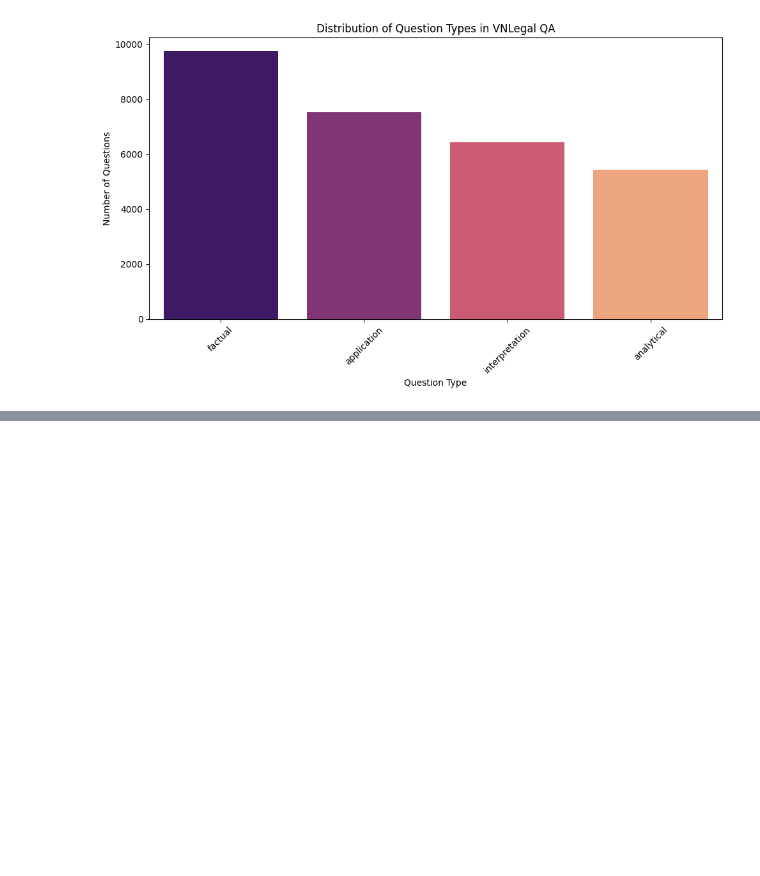
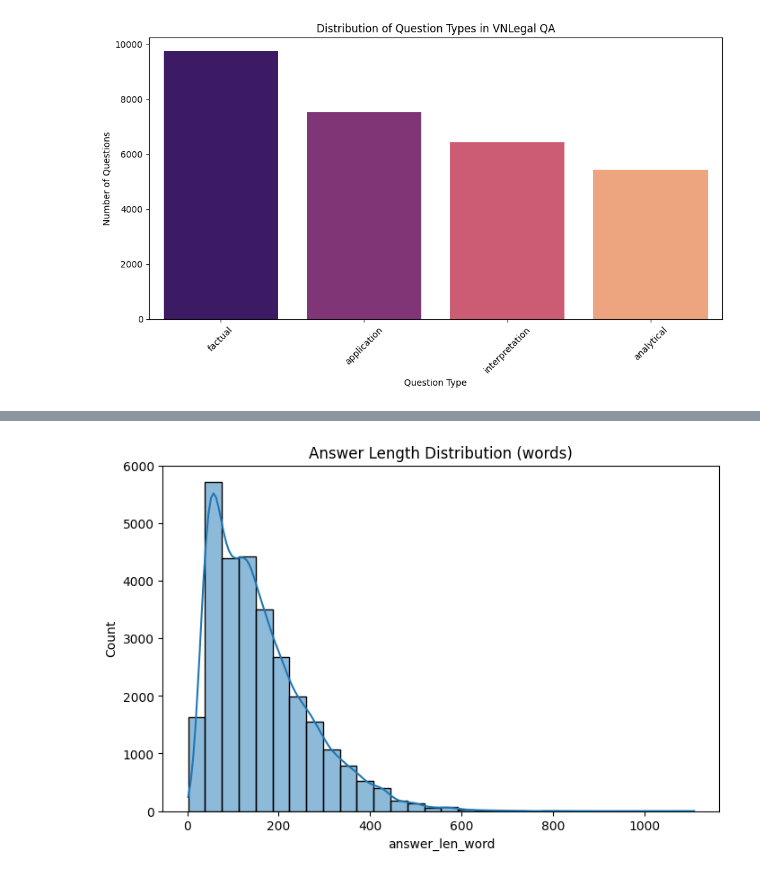
Before and after one commit to hyperformancelabs/vnlegal-rag, a Jupyter notebook: data/eda.ipynb, the cells around one changed output, grey strips where cells are left out. Drawn from its saved outputs; the diff is of its cells as text; code cells hidden in the pictures; blank space fills up the shorter version.

```diff
--- a/data/eda.ipynb
+++ b/data/eda.ipynb
@@ -140,0 +341,7 @@ Passing `palette` without assigning `hue` is deprecated and will be removed in v
+# %%
+plt.figure(figsize=(8, 5))
+sns.histplot(qa_df["answer_len_word"], bins=30, kde=True)
+plt.title("Answer Length Distribution (words)")
+plt.show()
+# %% [output]
+[figure, added]
```
Also changed, not shown: parts of 29 cells of this notebook.
